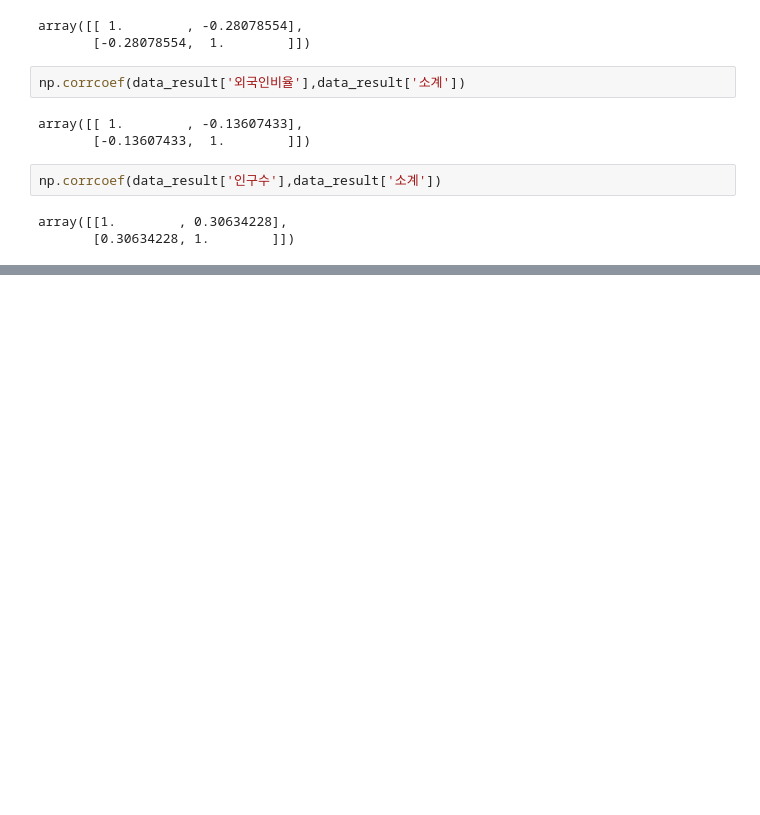
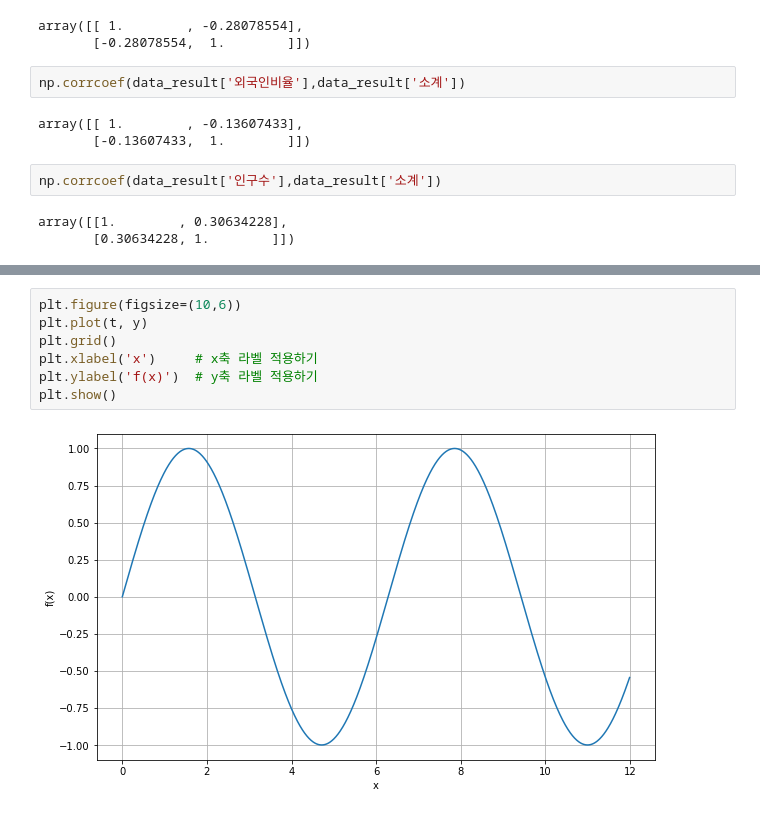
Before and after one commit to kojh0111/DataScience_Practice, a Jupyter notebook: source_code/Untitled.ipynb, the cells around one changed output, grey strips where cells are left out. Drawn from its saved outputs; the diff is of its cells as text; blank space fills up the shorter version.

```diff
--- a/source_code/Untitled.ipynb
+++ b/source_code/Untitled.ipynb
@@ -708,0 +738,9 @@ array([[1.        , 0.30634228],
+# %%
+plt.figure(figsize=(10,6))
+plt.plot(t, y)
+plt.grid()
+plt.xlabel('x')     # x축 라벨 적용하기
+plt.ylabel('f(x)')  # y축 라벨 적용하기
+plt.show()
+# %% [output]
+[figure, added]
```
Also changed, not shown: parts of 45 cells of this notebook.
